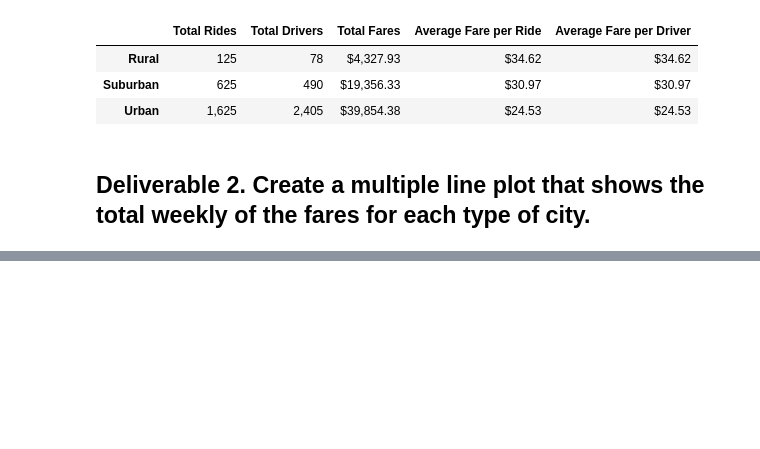
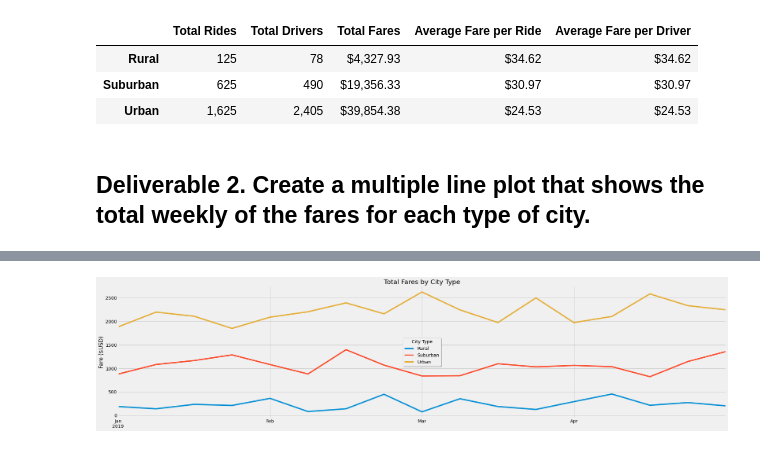
Before and after one commit to ethiry99/HW5_PyBer_Analysis, a Jupyter notebook: PyBer_Challenge.ipynb, the cells around one changed output, grey strips where cells are left out. Drawn from its saved outputs; the diff is of its cells as text; code cells hidden in the pictures; blank space fills up the shorter version.

```diff
--- a/PyBer_Challenge.ipynb
+++ b/PyBer_Challenge.ipynb
@@ -135,3 +197,8 @@ pyber_summary_df
 # %%
 # 4. Create a pivot table with the 'date' as the index, the columns ='type', and values='fare'
 # to get the total fares for each type of city by the date.
+pivot_by_type_date_df=fare_by_type_date_df.pivot(index="date",columns="type",values="fare")
+pivot_by_type_date_df
+
+#date_type_pivot_df=type_date_fares_reset_df.pivot(index="date",columns="type",values="fare")
+#date_type_pivot_df.head(5)
@@ -138,2 +220,5 @@ pyber_summary_df
 # %%
 # 5. Create a new DataFrame from the pivot table DataFrame using loc on the given dates, '2019-01-01':'2019-04-29'.
+
+range_fares_by_date=pivot_by_type_date_df.loc['2019-01-01':'2019-04-30']
+range_fares_by_date
@@ -140,3 +240,5 @@ pyber_summary_df
 # %%
 # 6. Set the "date" index to datetime datatype. This is necessary to use the resample() method in Step 8.
 # df.index = pd.to_datetime(df.index)
+range_fares_by_date.index=pd.to_datetime(range_fares_by_date.index)
+range_fares_by_date
@@ -145,2 +274,4 @@ pyber_summary_df
 # %%
 # 8. Create a new DataFrame using the "resample()" function by week 'W' and get the sum of the fares for each week.
+weekly_fares_by_type=range_fares_by_date.resample("W-MON").sum()
+weekly_fares_by_type
@@ -147,7 +298,33 @@ pyber_summary_df
 # %%
 # 8. Using the object-oriented interface method, plot the resample DataFrame using the df.plot() function.
 
 # Import the style from Matplotlib.
 from matplotlib import style
+
+# Import figrure from Matplotlib. to set fugure size
+from matplotlib.pyplot import figure
+
+
+
+#create plot with figsize in call
+
+weekly_fares_by_type.plot(figsize=(30,7))
+
+plt.title("Total Fares by City Type")
+plt.ylabel("Fare ($USD)")
+plt.xlabel("")
+
+plt.legend(title="City Type",shadow=True)
+#plt.legend(loc='center')
+
 # Use the graph style fivethirtyeight.
 style.use('fivethirtyeight')
+
+plt.show()
+
+
+
+# Resize plot to display labels
+#plt.tight_layout()
+# %% [output]
+[figure, added]
```
Also changed, not shown: parts of 11 cells of this notebook.
